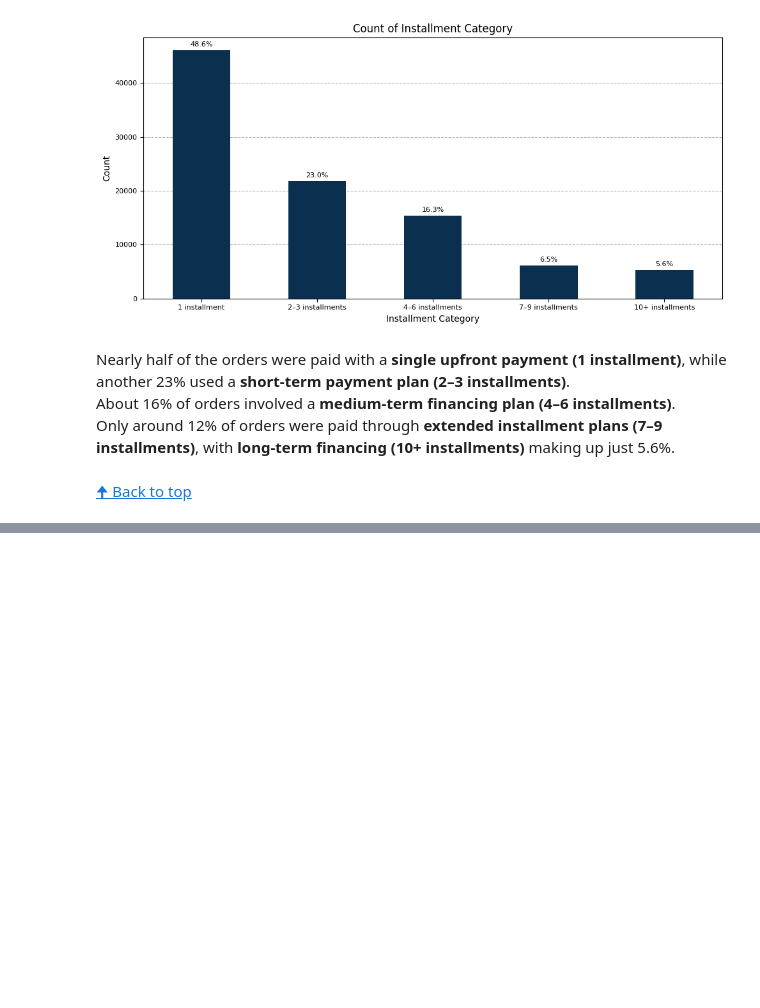
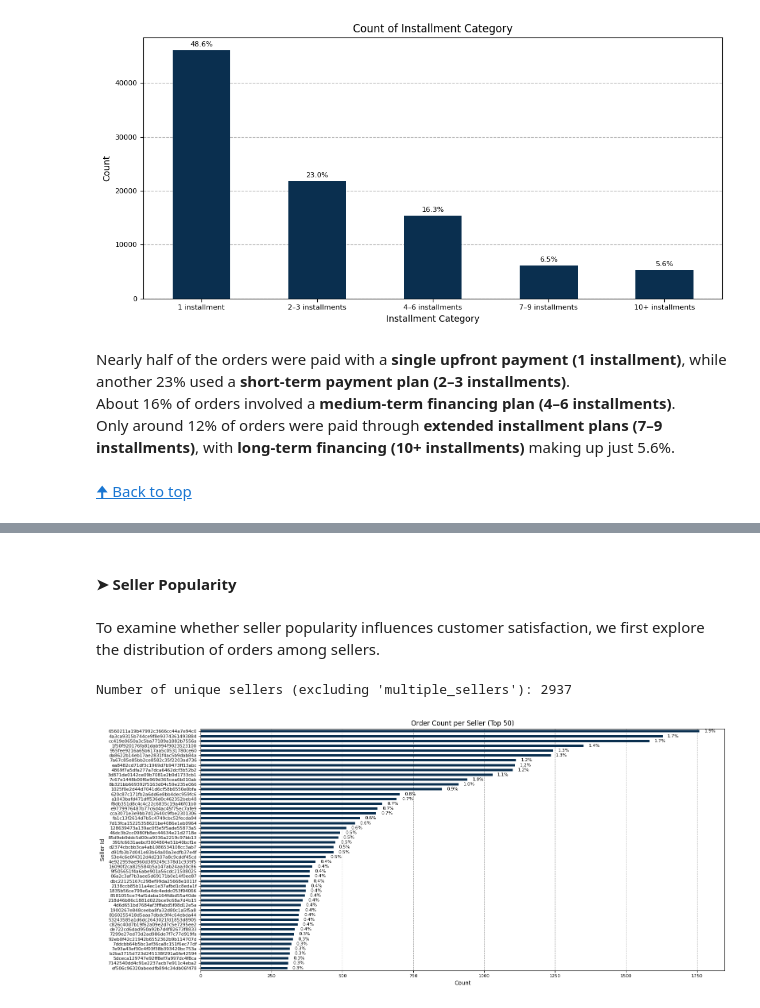
Before and after one commit to OlesyaEvseeva/customer-satisfaction-ecommerce, a Jupyter notebook: notebooks/02_data_integration_preprocessing.ipynb, the cells around one changed output, grey strips where cells are left out. Cells and saved outputs as stored; diff of their text form; code cells hidden in the pictures; blank space fills up the shorter version.

```diff
--- a/notebooks/02_data_integration_preprocessing.ipynb
+++ b/notebooks/02_data_integration_preprocessing.ipynb
@@ -2324,0 +2340,26 @@ Only around 12% of orders were paid through **extended installment plans (7–9
+# %% [markdown]
+<a id="seller-popularity"></a>
+#### **➤ Seller Popularity**
+# %% [markdown]
+To examine whether seller popularity influences customer satisfaction, we first explore the distribution of orders among sellers.
+# %%
+# Exclude placeholder 'multiple_sellers'
+valid_sellers = df_orders[df_orders["seller_id"] != "multiple_sellers"]
+
+# Count unique sellers excluding 'multiple_sellers'
+n_unique_sellers = valid_sellers["seller_id"].nunique()
+print(f"Number of unique sellers (excluding 'multiple_sellers'): {n_unique_sellers}")
+# %% [output]
+Number of unique sellers (excluding 'multiple_sellers'): 2937
+# %%
+# Plot order counts for Top 50 sellers
+u.plot_value_counts(
+    valid_sellers,
+    "seller_id",
+    bar_orientation="barh",
+    figsize=(16, 7),
+    title="Order Count per Seller (Top 50)",
+    top_n=50,
+)
+# %% [output]
+[figure, added]
```
Also changed, not shown: parts of 73 cells of this notebook.
